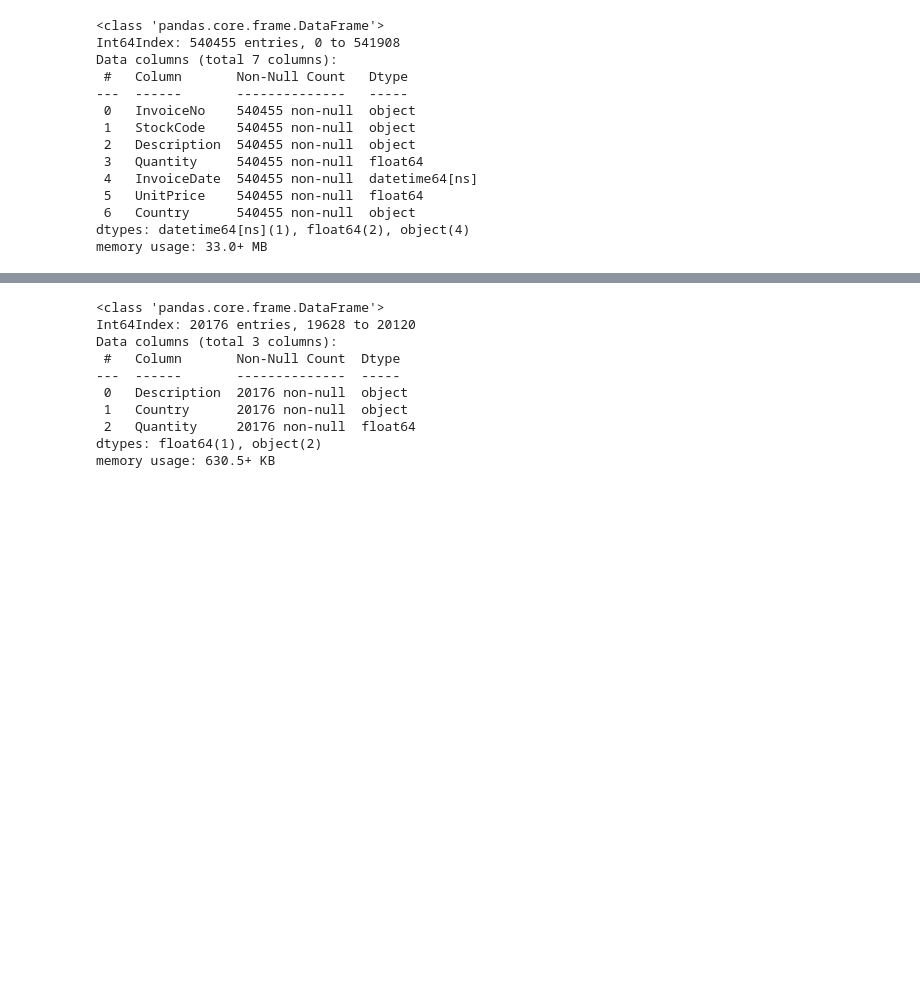
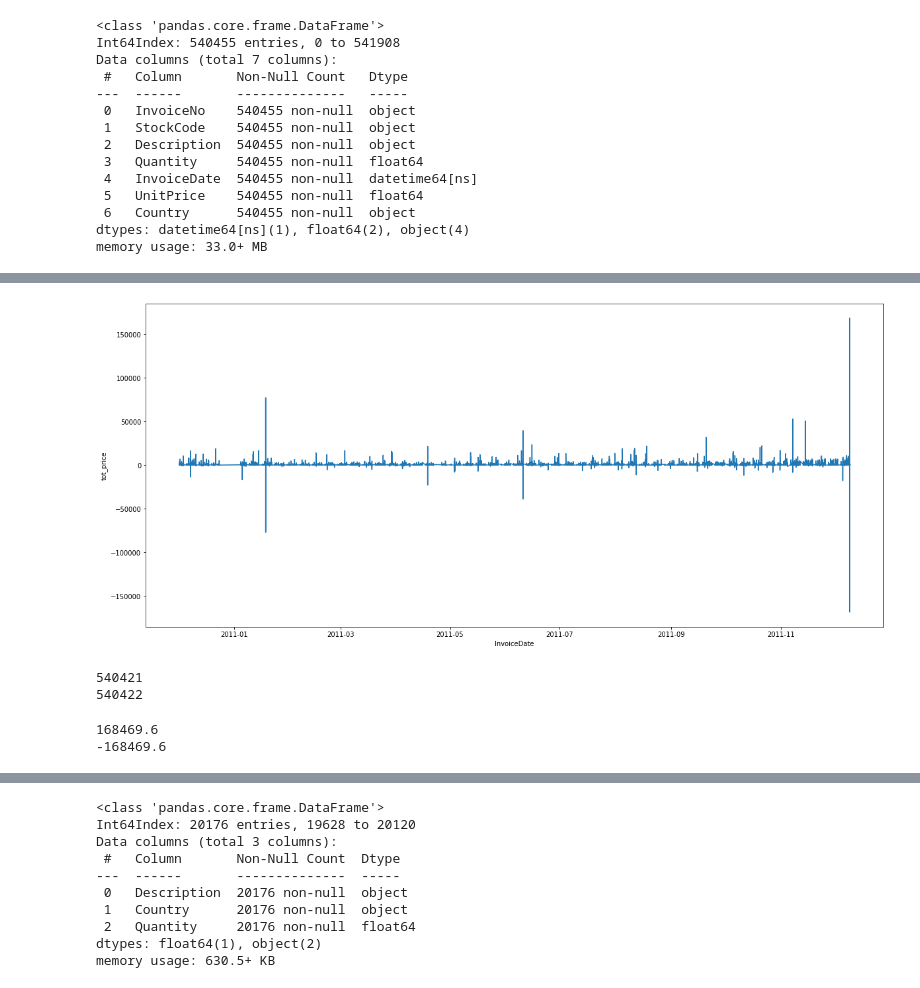
Before and after one commit to mattabott/E_commerce_analysis, a Jupyter notebook: E_commerce_kaggle.ipynb, the cells around one changed output, grey strips where cells are left out. Drawn from its saved outputs; the diff is of its cells as text; code cells hidden in the pictures; blank space fills up the shorter version.

```diff
--- a/E_commerce_kaggle.ipynb
+++ b/E_commerce_kaggle.ipynb
@@ -105,0 +112,4 @@ df.head()
+# %%
+df_tot = df.groupby('InvoiceDate')['tot_price'].agg('sum').reset_index().sort_values('tot_price',ascending=False)
+
+df_tot.head(10)
@@ -105,0 +128,25 @@ df.head()
+# %%
+#Plot total £ earned
+plt.figure(figsize=(20,9))
+sns.lineplot(x='InvoiceDate', y='tot_price', data=df_tot)
+plt.show()
+# %% [output]
+[figure, added]
+# %%
+#There are some 'wrong' data... some big earned have same value in minor, so there some refunds(?)
+#Try to find some of them
+
+print(df['tot_price'].idxmax()) #id of max value
+print(df['tot_price'].idxmin()) #id of min value
+# %% [output]
+540421
+540422
+# %%
+#This means that the max and the minor value ar consequential
+#Let's see what is the value for each
+
+print(df['tot_price'].max())
+print(df['tot_price'].min())
+# %% [output]
+168469.6
+-168469.6
```
Also changed, not shown: parts of 9 cells of this notebook.
